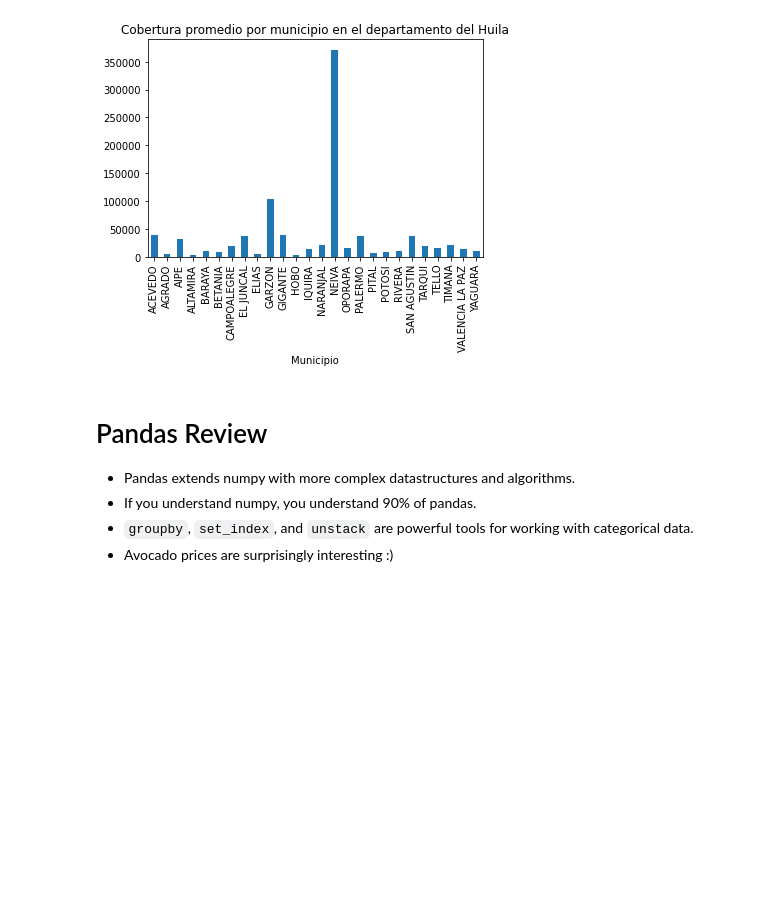
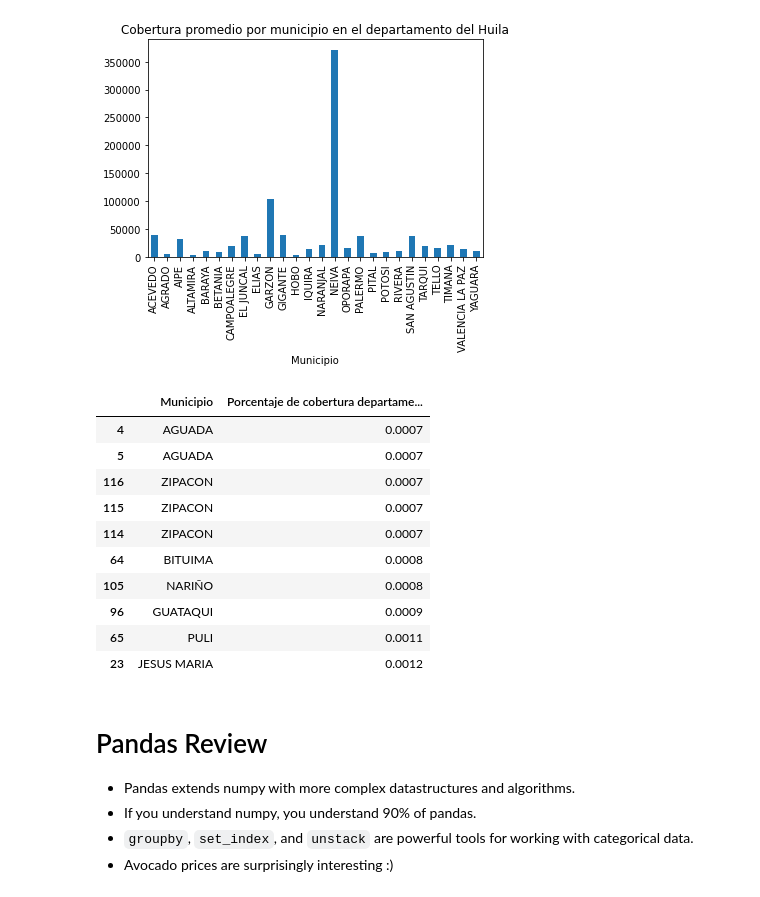
Before and after one commit to afarangurens/MetNumUN2022II, a Jupyter notebook: G3_afarangurens_Lab2.ipynb, the cells around one changed output. Saved outputs shown, nothing was run; the diff lists cells and outputs as text; code cells hidden in the pictures; blank space fills up the shorter version.

```diff
--- a/G3_afarangurens_Lab2.ipynb
+++ b/G3_afarangurens_Lab2.ipynb
@@ -1221,6 +1226,25 @@ data = huila.groupby(["Municipio"])["Cobertura poblacional"].mean().plot(kind='b
 data.axes.get_yaxis().set_visible(True)
 # %% [output]
 [figure]
+# %%
+# Los 10 departamentos con menor cobertura de colombia
+
+df = cobertura_canal_13.sort_values(by=['Porcentaje de cobertura departamental.']).head(10)
+res = df[['Municipio','Porcentaje de cobertura departamental.']]
+
+res
+# %% [output]
+|  | Municipio | Porcentaje de cobertura departame... |
+| 4 | AGUADA | 0.0007 |
+| 5 | AGUADA | 0.0007 |
+| 116 | ZIPACON | 0.0007 |
+| 115 | ZIPACON | 0.0007 |
+| 114 | ZIPACON | 0.0007 |
+| 64 | BITUIMA | 0.0008 |
+| 105 | NARIÑO | 0.0008 |
+| 96 | GUATAQUI | 0.0009 |
+| 65 | PULI | 0.0011 |
+| 23 | JESUS MARIA | 0.0012 |
 # %% [markdown]
 # Pandas Review
 
```
Also changed, not shown: parts of 3 cells of this notebook.
